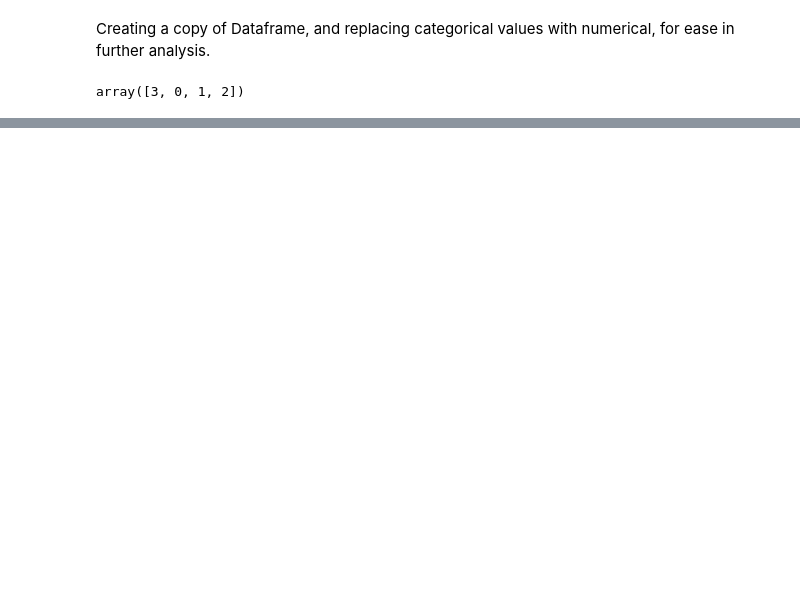
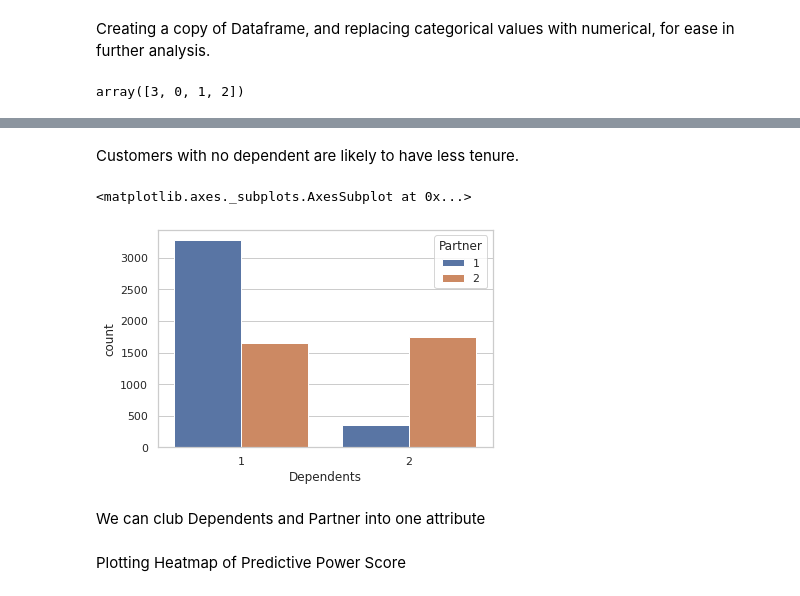
Before and after one commit to akhil14shukla/IME672A-Extras, a Jupyter notebook: main.ipynb, the cells around one changed output, grey strips where cells are left out. Drawn from its saved outputs; the diff is of its cells as text; code cells hidden in the pictures; blank space fills up the shorter version.

```diff
--- a/main.ipynb
+++ b/main.ipynb
@@ -222,0 +192,11 @@ Observations from the above heatmap: <br>
+# %% [markdown]
+Customers with no dependent are likely to have less tenure.
+# %%
+sns.countplot(x = "Dependents", data=df1, hue="Partner")
+# %% [output]
+<matplotlib.axes._subplots.AxesSubplot at 0x...>
+[figure, added]
+# %% [markdown]
+We can club Dependents and Partner into one attribute
+# %% [markdown]
+Plotting Heatmap of Predictive Power Score
```
Also changed, not shown: parts of 19 cells of this notebook.
